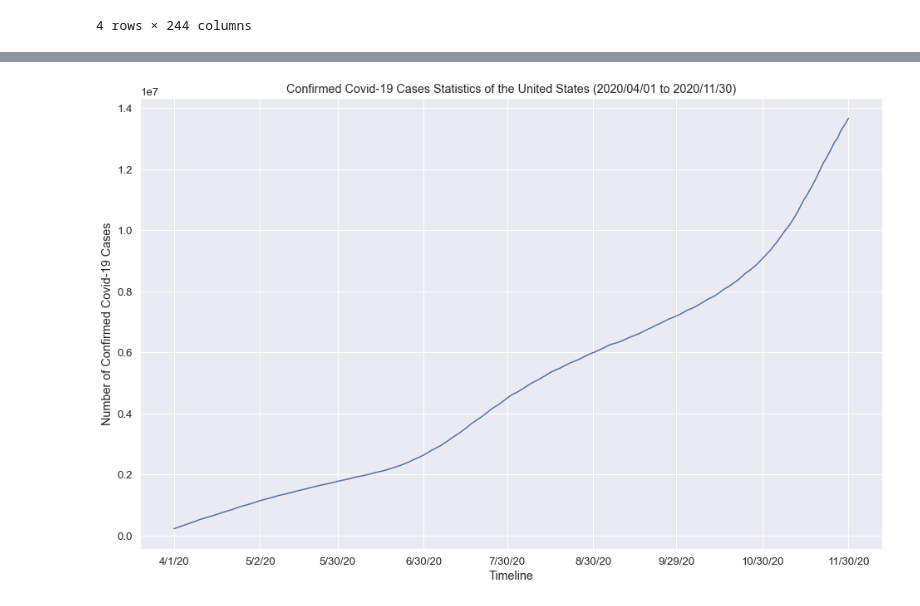
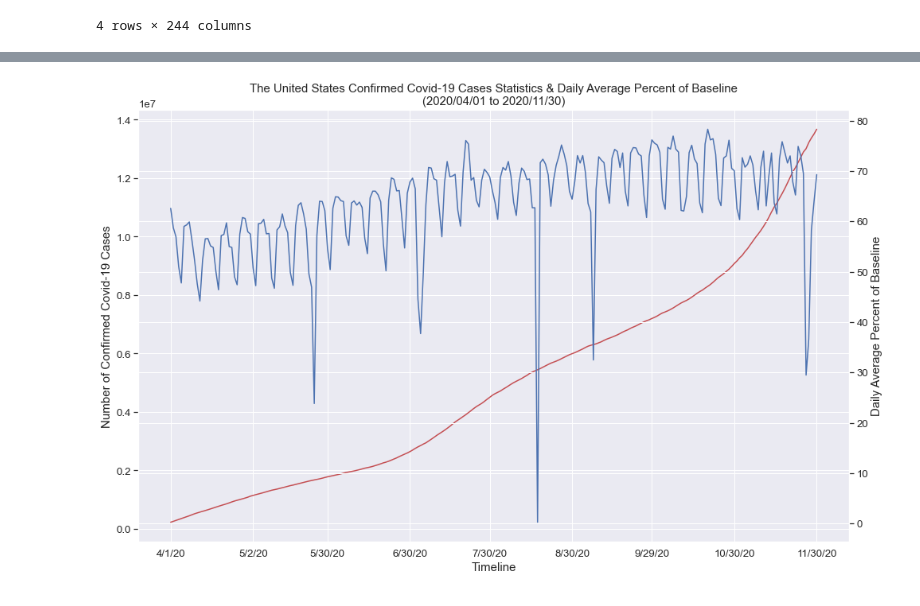
Before and after one commit to PradeepEDAGroup/EDA_and_visualization, a Jupyter notebook: EDA_Project.ipynb, the cells around one changed output, grey strips where cells are left out. Cells and saved outputs as stored; diff of their text form; code cells hidden in the pictures.

```diff
--- a/EDA_Project.ipynb
+++ b/EDA_Project.ipynb
@@ -297,0 +345,12 @@ plt.show()
+# %%
+sns.set(font_scale=1.2)
+fig, ax = plt.subplots(figsize=(16, 10))
+sns.lineplot(data=std.loc['US'], color='red', label='the United States')
+sns.lineplot(data=std.loc['Canada'], color='orange', label='Canada')
+sns.lineplot(data=std.loc['Chile'], color='green', label='Chile')
+sns.lineplot(data=std.loc['Australia'], color='blue', label='Australia')
+plt.ylabel('Percent of People with Confirmed Covid-19 over National Population')
+plt.xlabel('Timeline')
+plt.title('Confirmed Covid-19 Cases Statistics over Time')
+ax.xaxis.set_major_locator(mdates.MonthLocator(interval=2))
+plt.show()
@@ -315,12 +431,19 @@ df2_date_clean
 # %%
 # Make plot of each country to see their trends.
 # %%
-fig, ax = plt.subplots(figsize=(16, 10))
-sns.lineplot(data=df2_date_clean.loc['US'])
-plt.ylabel('Number of Confirmed Covid-19 Cases')
-plt.xlabel('Timeline')
-plt.title('Confirmed Covid-19 Cases Statistics of the United States (2020/04/01 to 2020/11/30)')
-ax.xaxis.set_major_locator(mdates.MonthLocator(interval=1))
+fig, ax1 = plt.subplots(figsize=(16, 10))
+ax2 = ax1.twinx()
+x = df2_date_clean.columns
+x_range = list(range(1,245))
+y1 = df2_date_clean.loc['US']
+y2 = graph_data.loc['USPercentOfBaseline']
+ax1.plot(x, y1, 'r-')
+ax2.plot(x, y2, 'b-')
+ax1.set_ylabel('Number of Confirmed Covid-19 Cases', fontsize=15)
+ax2.set_ylabel('Daily Average Percent of Baseline', fontsize=15)
+ax1.set_xlabel('Timeline', fontsize=15)
+plt.title('The United States Confirmed Covid-19 Cases Statistics & Daily Average Percent of Baseline\n(2020/04/01 to 2020/11/30)', fontsize=15)
+ax1.xaxis.set_major_locator(mdates.MonthLocator(interval=1))
 plt.show()
 # %% [output]
-[figure, old version]
+[figure, new version]
```
Also changed, not shown: parts of 26 cells of this notebook.
